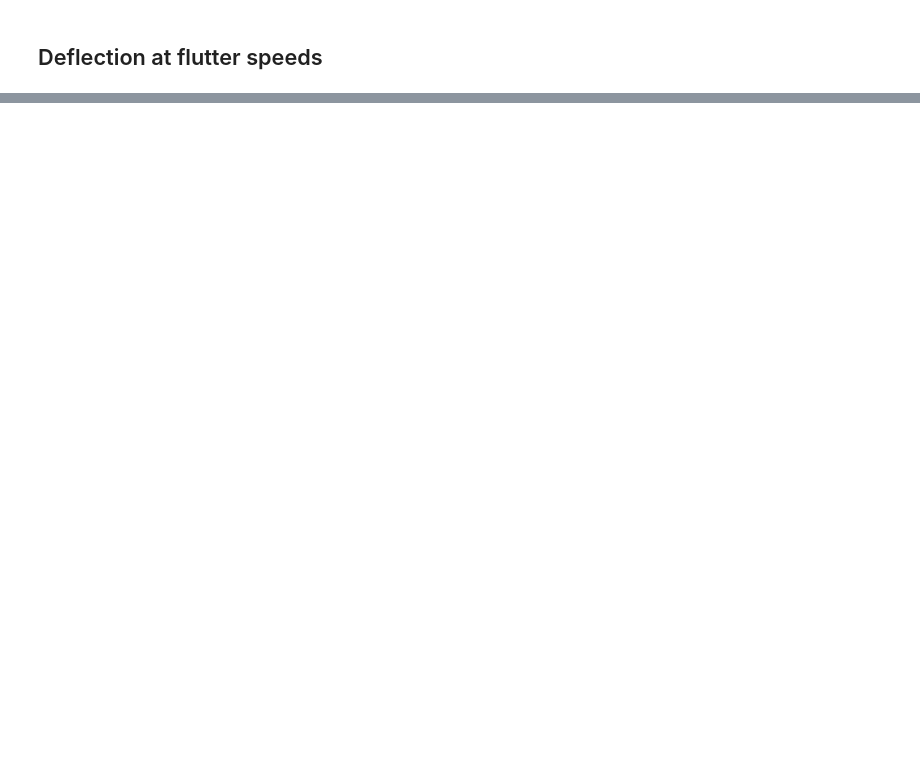
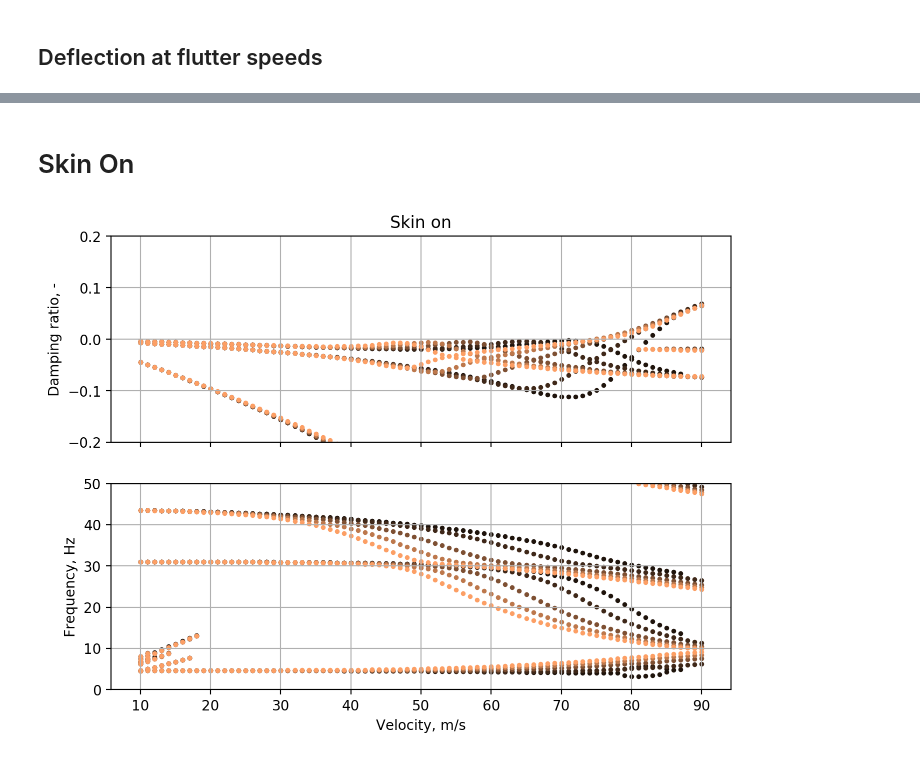
Before and after one commit to ngoiz/pazy-aepw3-results, a Jupyter notebook: 06_DeformedWingFlutter/06_DeformedFlutterResults.ipynb, the cells around one changed output, grey strips where cells are left out. Drawn from its saved outputs; the diff is of its cells as text; code cells hidden in the pictures; blank space fills up the shorter version.

```diff
--- a/06_DeformedWingFlutter/06_DeformedFlutterResults.ipynb
+++ b/06_DeformedWingFlutter/06_DeformedFlutterResults.ipynb
@@ -93,0 +101,22 @@ plt.title('Skin off');
+# %% [markdown]
+# Skin On
+# %%
+case = sharpy_results['w_skin']
+fig, ax = plt.subplots(nrows=2, sharex=True)
+cmap = plt.get_cmap('copper')
+nrm = plt.Normalize(vmin=0, vmax=5)
+
+for ith, aoa in enumerate(case['alpha']):
+    ax[0].scatter(case['vgf'][ith][:, 0], case['vgf'][ith][:, 1], color=cmap(nrm(aoa)), s=6)
+    ax[1].scatter(case['vgf'][ith][:, 0], case['vgf'][ith][:, 2], color=cmap(nrm(aoa)), s=6)
+
+ax[0].set_ylim(-0.2, 0.2)
+ax[0].grid()
+ax[1].set_ylim(0, 50)
+ax[1].grid()
+ax[1].set_xlabel('Velocity, m/s')
+ax[1].set_ylabel('Frequency, Hz')
+ax[0].set_ylabel('Damping ratio, -')
+ax[0].set_title('Skin on');
+# %% [output]
+[figure, added]
```
Also changed, not shown: parts of 8 cells of this notebook, 32 other files.
